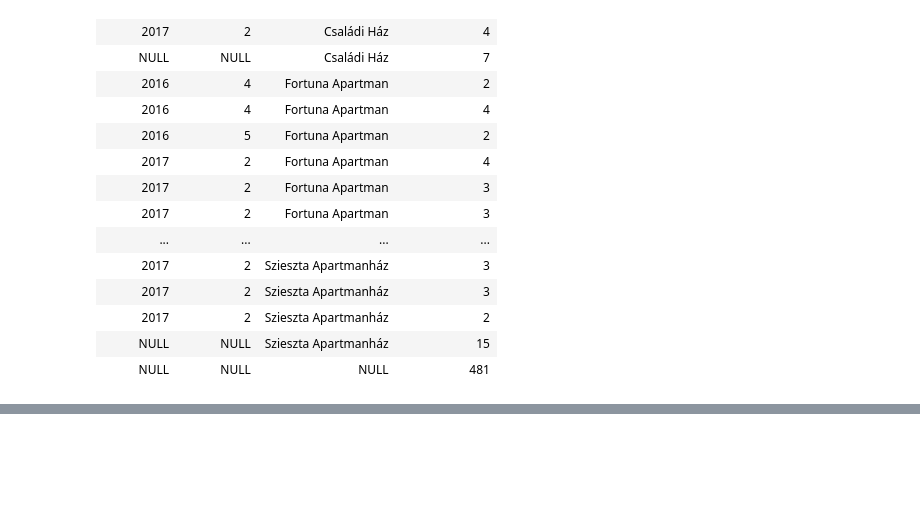
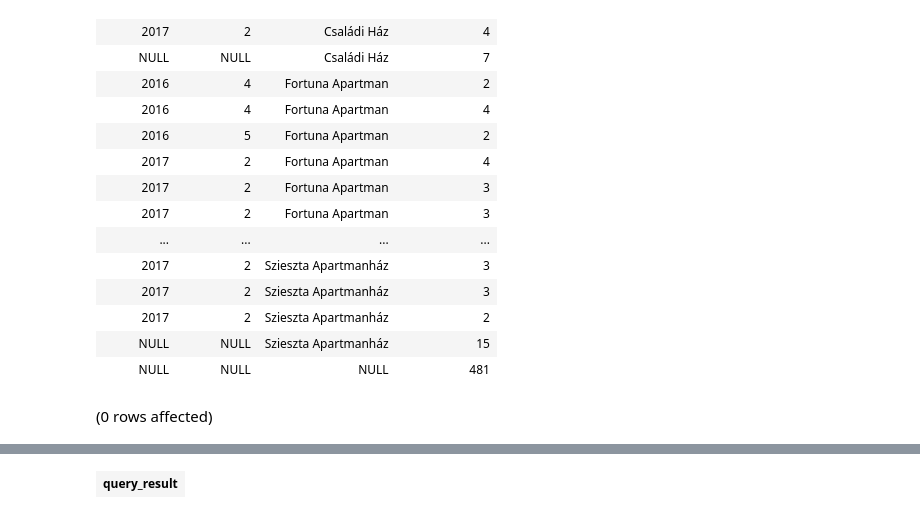
Before and after one commit to bbencii/zh1_szalloda, a Jupyter notebook: balazsbence.ipynb, the cells around one changed output, grey strips where cells are left out. Cells and saved outputs as stored; diff of their text form; code cells hidden in the pictures; blank space fills up the shorter version.

Commit message:
create xml_table

```diff
--- a/balazsbence.ipynb
+++ b/balazsbence.ipynb
@@ -52,3 +52,13 @@ Total execution time: 00:00:00.060
 | 2017 | 2 | Szieszta Apartmanház | 2 |
 | NULL | NULL | Szieszta Apartmanház | 15 |
 | NULL | NULL | NULL | 481 |
+# %%
+drop table if exists xmlquery
+
+create table xmlquery(
+    query_result xml
+);
+
+select * from xmlquery;
+# %% [output]
+(0 rows affected)
@@ -54,0 +66 @@ Total execution time: 00:00:00.060
+| query_result |
```
Also changed, not shown: parts of 1 cell of this notebook.
